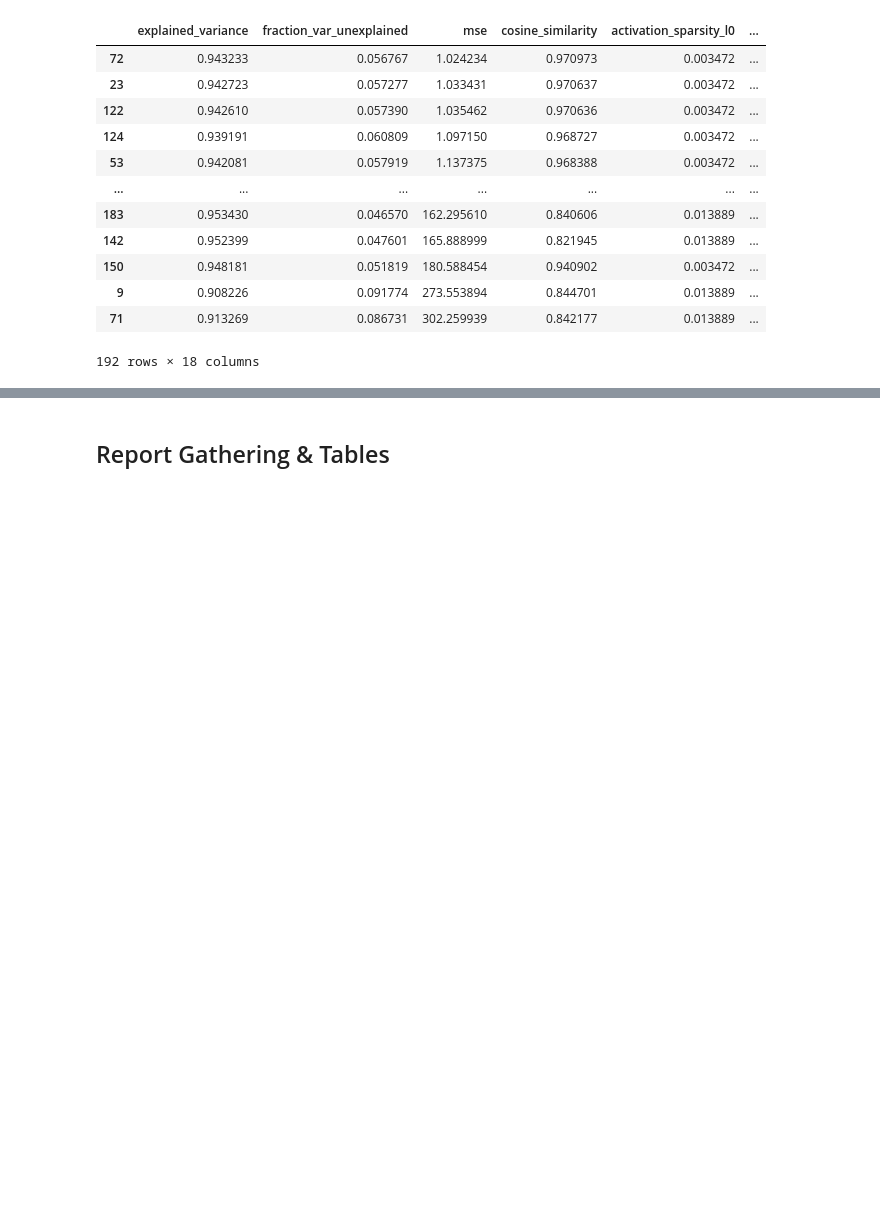
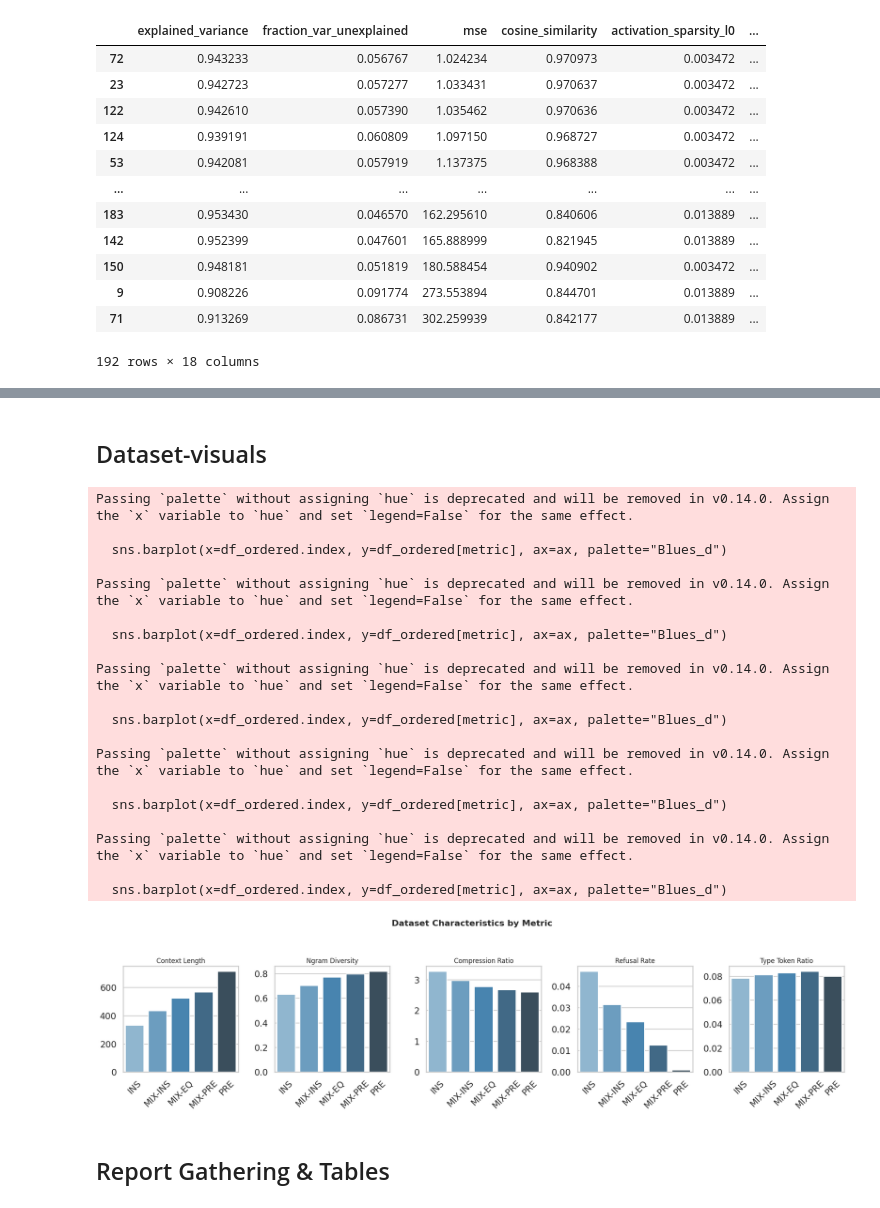
Before and after one commit to MisterXY89/sae-refusal-eval, a Jupyter notebook: src/result-reporting.ipynb, the cells around one changed output, grey strips where cells are left out. Cells and saved outputs as stored; diff of their text form; code cells hidden in the pictures; blank space fills up the shorter version.

```diff
--- a/src/result-reporting.ipynb
+++ b/src/result-reporting.ipynb
@@ -75,3 +98,67 @@ df_summary = results_df.groupby(["sae_train_dataset", "sae_expansion_factor", "e
+# %% [markdown]
+## Dataset-visuals
+# %%
+sns.set_theme(style="whitegrid", context="talk")
+
+results_dir = "results/dataset_chars"
+data = []
+for fname in os.listdir(results_dir):
+    if fname.endswith("_metrics.json"):
+        with open(os.path.join(results_dir, fname), "r") as f:
+            d = json.load(f)
+        d["dataset"] = fname.replace("_metrics.json", "")
+        data.append(d)
+
+df = pd.DataFrame(data)
+df.set_index("dataset", inplace=True)
+
+ordered_datasets = ["INS", "MIX-INS", "MIX-EQ", "MIX-PRE", "PRE"]
+
+# Filter and reorder the dataframe accordingly
+df_filtered = df.loc[df.index.intersection(ordered_datasets)]
+df_ordered = df_filtered.reindex(ordered_datasets)
+
+# Plot each metric separately using the ordered dataset list
+metrics = ["context_length", "ngram_diversity", "compression_ratio", "refusal_rate", "type_token_ratio"]
+n_metrics = len(metrics)
+
+fig, axes = plt.subplots(nrows=1, ncols=n_metrics, figsize=(4 * n_metrics, 5), sharex=False)
+
+for i, metric in enumerate(metrics):
+    ax = axes[i]
+    sns.barplot(x=df_ordered.index, y=df_ordered[metric], ax=ax, palette="Blues_d")
+    ax.set_title(metric.replace("_", " ").title(), fontsize=12)
+    ax.set_ylabel("")  # suppress for compactness
+    ax.set_xlabel("")
+
+    for label in ax.get_xticklabels():
+        label.set_rotation(45)
+
+plt.suptitle("Dataset Characteristics by Metric", fontsize=16, y=1.05, weight="bold")
+plt.tight_layout()
+plt.savefig("./results/visualizations/dataset_chars.png", dpi=150, bbox_inches='tight')
+plt.show()
+# %% [output]
+Passing `palette` without assigning `hue` is deprecated and will be removed in v0.14.0. Assign the `x` variable to `hue` and set `legend=False` for the same effect.
+
+  sns.barplot(x=df_ordered.index, y=df_ordered[metric], ax=ax, palette="Blues_d")
+
+Passing `palette` without assigning `hue` is deprecated and will be removed in v0.14.0. Assign the `x` variable to `hue` and set `legend=False` for the same effect.
+
+  sns.barplot(x=df_ordered.index, y=df_ordered[metric], ax=ax, palette="Blues_d")
+
+Passing `palette` without assigning `hue` is deprecated and will be removed in v0.14.0. Assign the `x` variable to `hue` and set `legend=False` for the same effect.
+
+  sns.barplot(x=df_ordered.index, y=df_ordered[metric], ax=ax, palette="Blues_d")
+
+Passing `palette` without assigning `hue` is deprecated and will be removed in v0.14.0. Assign the `x` variable to `hue` and set `legend=False` for the same effect.
+
+  sns.barplot(x=df_ordered.index, y=df_ordered[metric], ax=ax, palette="Blues_d")
+
+Passing `palette` without assigning `hue` is deprecated and will be removed in v0.14.0. Assign the `x` variable to `hue` and set `legend=False` for the same effect.
+
+  sns.barplot(x=df_ordered.index, y=df_ordered[metric], ax=ax, palette="Blues_d")
+[figure, added]
 # %% [markdown]
 ## Report Gathering & Tables
 # %%
```
Also changed, not shown: parts of 4 cells of this notebook, 41 other files.
